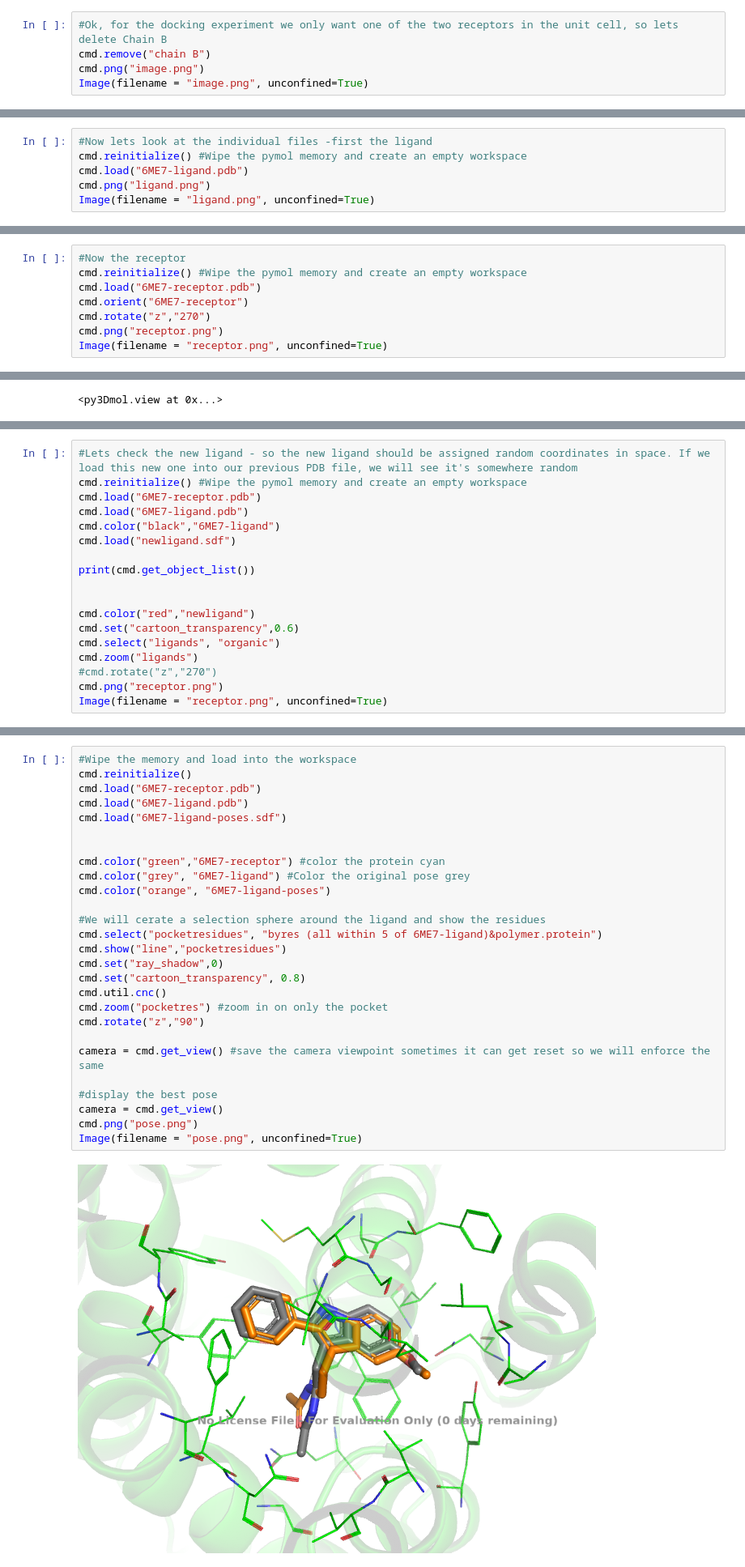
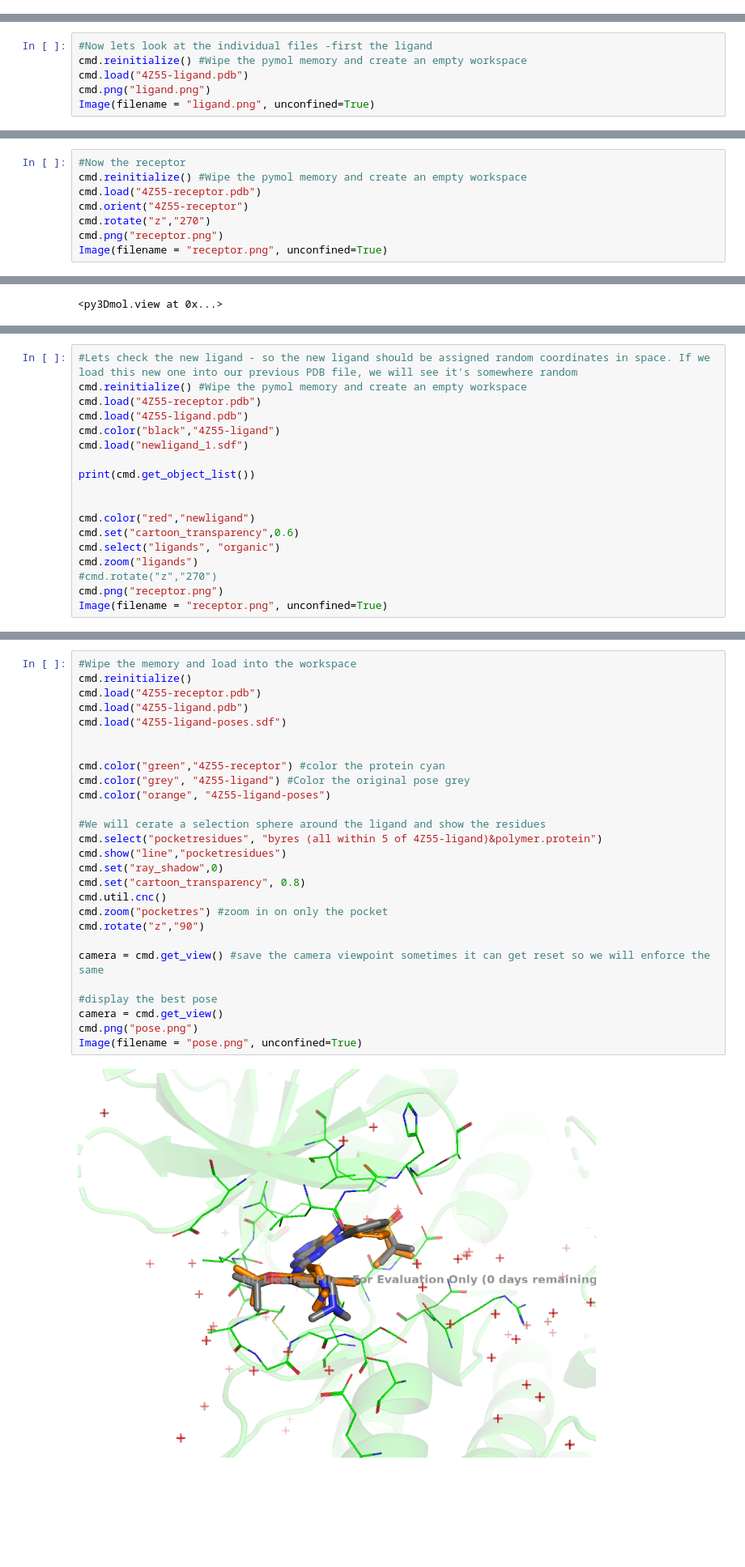
Before and after one commit to Steve-Cheney/Cheminformatics, a Jupyter notebook: rbif-110-a6/a6.ipynb, the cells around one changed output, grey strips where cells are left out. Shown at 81% size. Drawn from its saved outputs; the diff is of its cells as text; blank space fills up the shorter version.

```diff
--- a/rbif-110-a6/a6.ipynb
+++ b/rbif-110-a6/a6.ipynb
@@ -263,7 +263,2 @@ Image(filename = "image.png", unconfined=True)
 # %% [markdown]
 #### **Observation:** By coloring the organic structures black, and reducing the cartoon transparency, we can see that there are two replicate chains in the crystal structure, but we will only need one for the docking experiment.
-# %%
-#Ok, for the docking experiment we only want one of the two receptors in the unit cell, so lets delete Chain B
-cmd.remove("chain B")
-cmd.png("image.png")
-Image(filename = "image.png", unconfined=True)
@@ -278,7 +347,7 @@ cmd.save("6ME7-receptor.pdb", "6ME7-receptor")
 # %%
 #Now lets look at the individual files -first the ligand
 cmd.reinitialize() #Wipe the pymol memory and create an empty workspace
-cmd.load("6ME7-ligand.pdb")
+cmd.load("4Z55-ligand.pdb")
 cmd.png("ligand.png")
 Image(filename = "ligand.png", unconfined=True)
 # %% [output]
@@ -286,8 +355,8 @@ Image(filename = "ligand.png", unconfined=True)
 # %%
 #Now the receptor
 cmd.reinitialize() #Wipe the pymol memory and create an empty workspace
-cmd.load("6ME7-receptor.pdb")
-cmd.orient("6ME7-receptor")
+cmd.load("4Z55-receptor.pdb")
+cmd.orient("4Z55-receptor")
 cmd.rotate("z","270")
 cmd.png("receptor.png")
 Image(filename = "receptor.png", unconfined=True)
@@ -358,10 +427,10 @@ file.write(lig) #write the 3d ligand to the file
 # %%
 #Lets check the new ligand - so the new ligand should be assigned random coordinates in space. If we load this new one into our previous PDB file, we will see it's somewhere random
 cmd.reinitialize() #Wipe the pymol memory and create an empty workspace
-cmd.load("6ME7-receptor.pdb")
-cmd.load("6ME7-ligand.pdb")
-cmd.color("black","6ME7-ligand")
-cmd.load("newligand.sdf")
+cmd.load("4Z55-receptor.pdb")
+cmd.load("4Z55-ligand.pdb")
+cmd.color("black","4Z55-ligand")
+cmd.load("newligand_1.sdf")
 
 print(cmd.get_object_list())
 
@@ -438,32 +508,32 @@ dockedposes
 # %%
 #Wipe the memory and load into the workspace
 cmd.reinitialize()
-cmd.load("6ME7-receptor.pdb")
-cmd.load("6ME7-ligand.pdb")
-cmd.load("6ME7-ligand-poses.sdf")
+cmd.load("4Z55-receptor.pdb")
+cmd.load("4Z55-ligand.pdb")
+cmd.load("4Z55-ligand-poses.sdf")
 
 
-cmd.color("green","6ME7-receptor") #color the protein cyan
-cmd.color("grey", "6ME7-ligand") #Color the original pose grey
-cmd.color("orange", "6ME7-ligand-poses")
+cmd.color("green","4Z55-receptor") #color the protein cyan
+cmd.color("grey", "4Z55-ligand") #Color the original pose grey
+cmd.color("orange", "4Z55-ligand-poses")
 
 #We will cerate a selection sphere around the ligand and show the residues
-cmd.select("pocketresidues", "byres (all within 5 of 6ME7-ligand)&polymer.protein")
+cmd.select("pocketresidues", "byres (all within 5 of 4Z55-ligand)&polymer.protein")
 cmd.show("line","pocketresidues")
 cmd.set("ray_shadow",0)
 cmd.set("cartoon_transparency", 0.8)
 cmd.util.cnc()
 cmd.zoom("pocketres") #zoom in on only the pocket
 cmd.rotate("z","90")
 
 camera = cmd.get_view() #save the camera viewpoint sometimes it can get reset so we will enforce the same
 
 #display the best pose
 camera = cmd.get_view()
 cmd.png("pose.png")
 Image(filename = "pose.png", unconfined=True)
 # %% [output]
-[figure, old version]
+[figure, new version]
 # %% [markdown]
 #### **Observation**: We can see that the best smina docked pose is reasonably close to the original crystallographic pose. But lets look at all the poses and some higher energy poses.
 # %%
```
Also changed, not shown: parts of 21 cells of this notebook, 6 other files.
